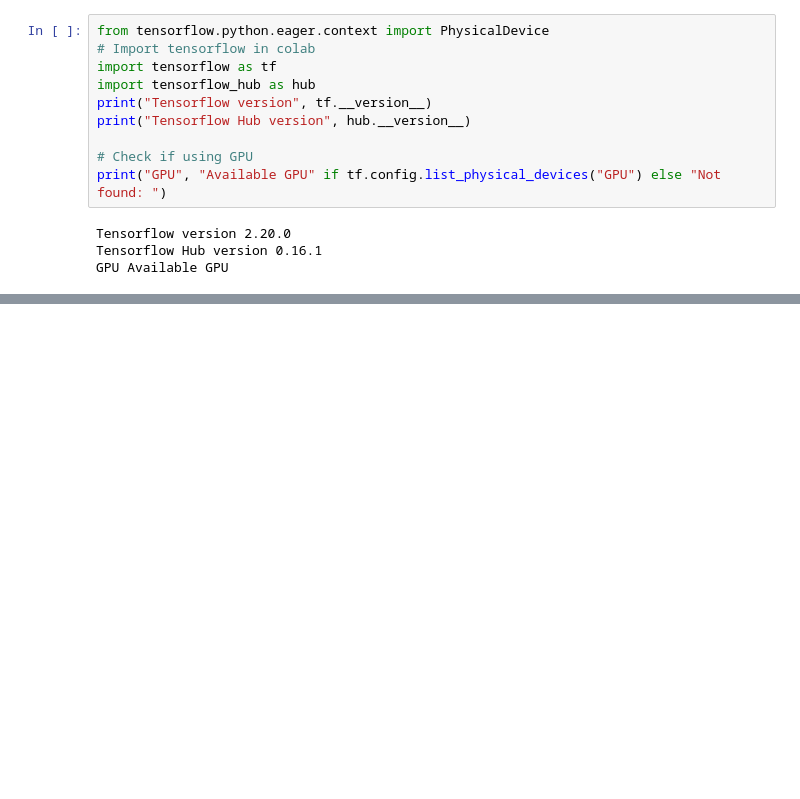
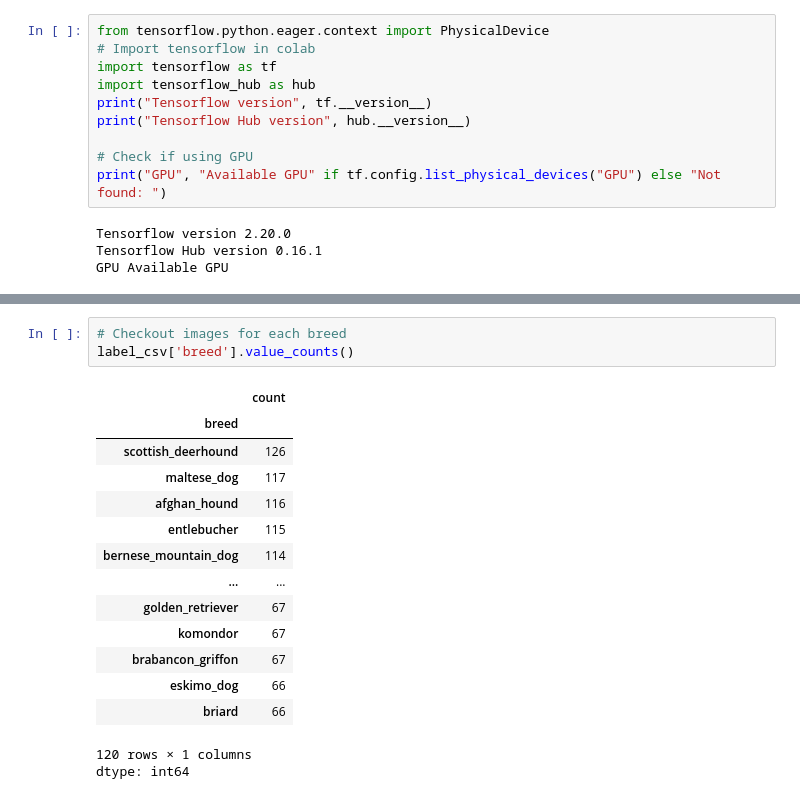
Before and after one commit to HerbertNtim/dataScience-ML, a Jupyter notebook: dog_vision.ipynb, the cells around one changed output, grey strips where cells are left out. Drawn from its saved outputs; the diff is of its cells as text; blank space fills up the shorter version.

```diff
--- a/dog_vision.ipynb
+++ b/dog_vision.ipynb
@@ -44,0 +68,19 @@ GPU Available GPU
+# %%
+# Checkout images for each breed
+label_csv['breed'].value_counts()
+# %% [output]
+|  | count |
+| breed |  |
+| scottish_deerhound | 126 |
+| maltese_dog | 117 |
+| afghan_hound | 116 |
+| entlebucher | 115 |
+| bernese_mountain_dog | 114 |
+| ... | ... |
+| golden_retriever | 67 |
+| komondor | 67 |
+| brabancon_griffon | 67 |
+| eskimo_dog | 66 |
+| briard | 66 |
+120 rows × 1 columns
+dtype: int64
```
Also changed, not shown: parts of 5 cells of this notebook.
